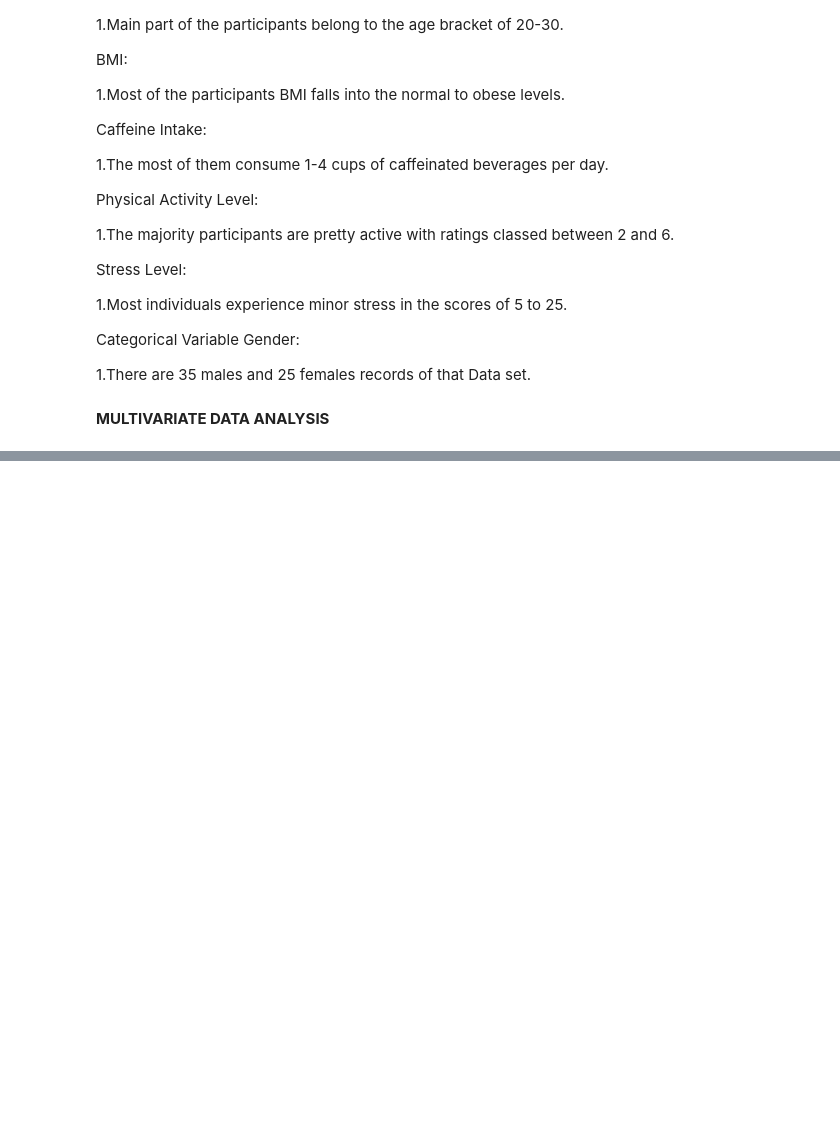
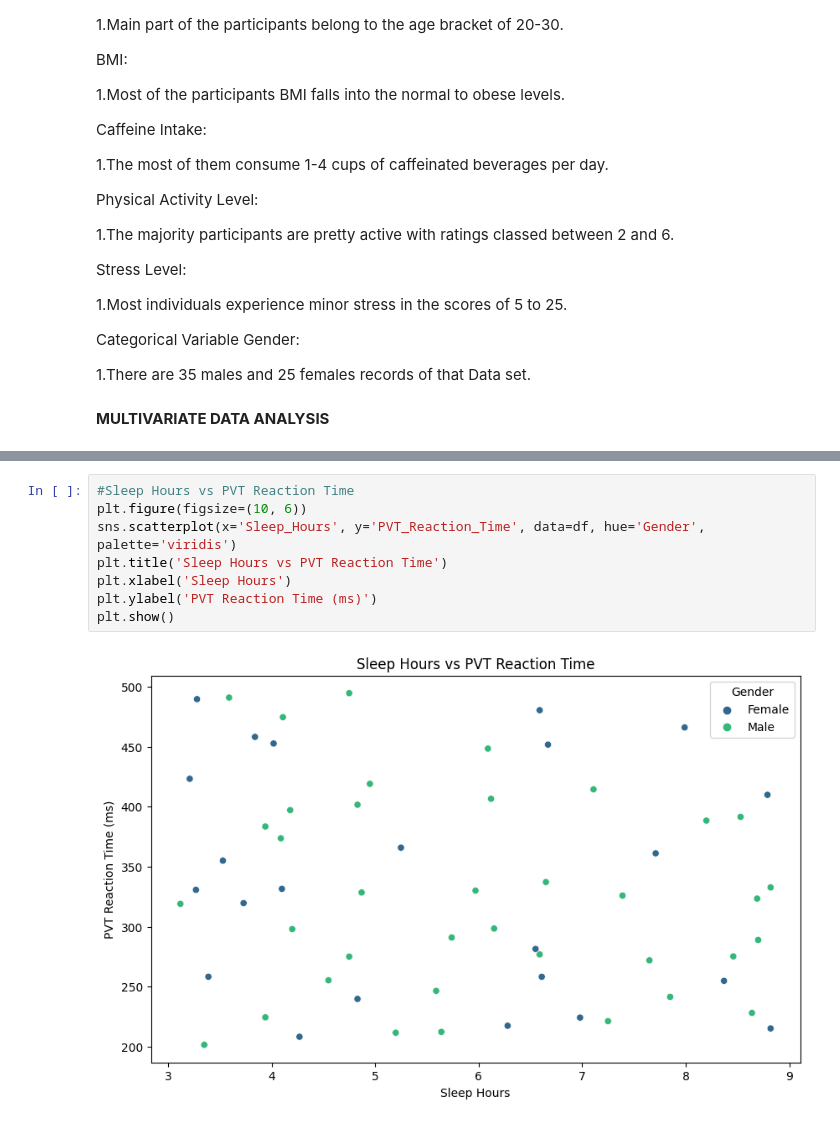
Before and after one commit to PiyushKumarMaurya123/DAI-101-, a Jupyter notebook: assignment-01.ipynb, the cells around one changed output, grey strips where cells are left out. Drawn from its saved outputs; the diff is of its cells as text; blank space fills up the shorter version.

```diff
--- a/assignment-01.ipynb
+++ b/assignment-01.ipynb
@@ -227,0 +248,10 @@ Gender:
+# %%
+#Sleep Hours vs PVT Reaction Time
+plt.figure(figsize=(10, 6))
+sns.scatterplot(x='Sleep_Hours', y='PVT_Reaction_Time', data=df, hue='Gender', palette='viridis')
+plt.title('Sleep Hours vs PVT Reaction Time')
+plt.xlabel('Sleep Hours')
+plt.ylabel('PVT Reaction Time (ms)')
+plt.show()
+# %% [output]
+[figure, added]
```
Also changed, not shown: parts of 2 cells of this notebook.
